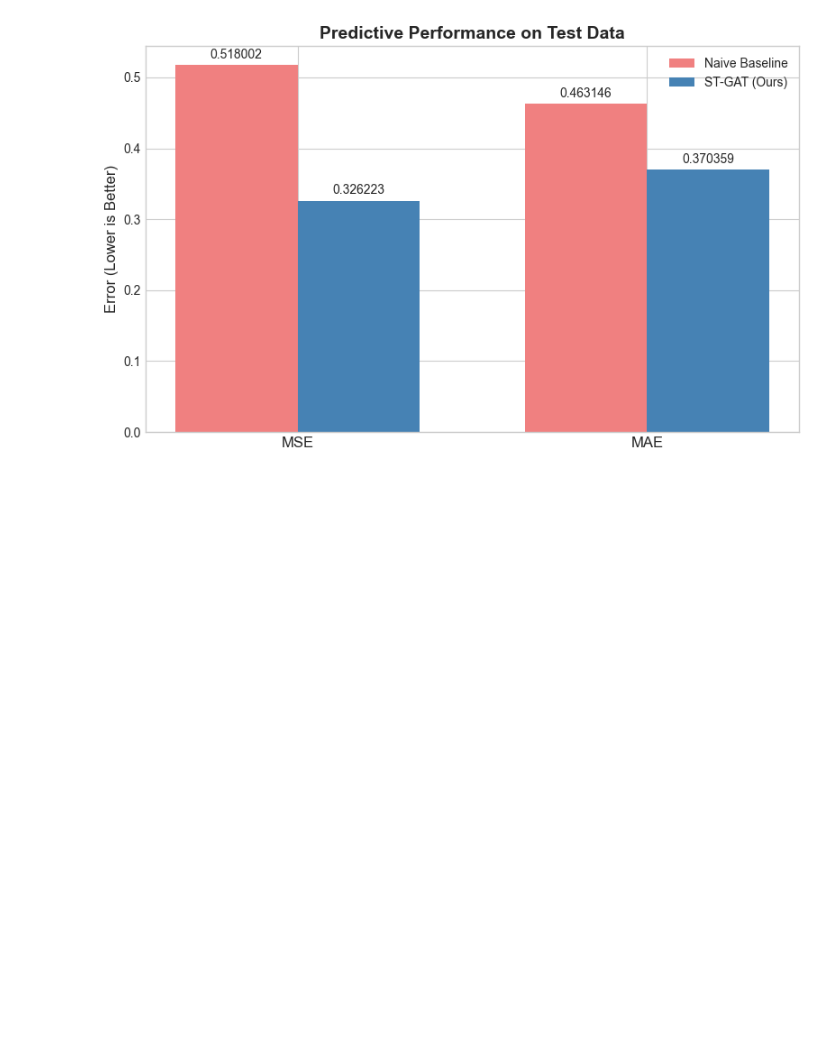
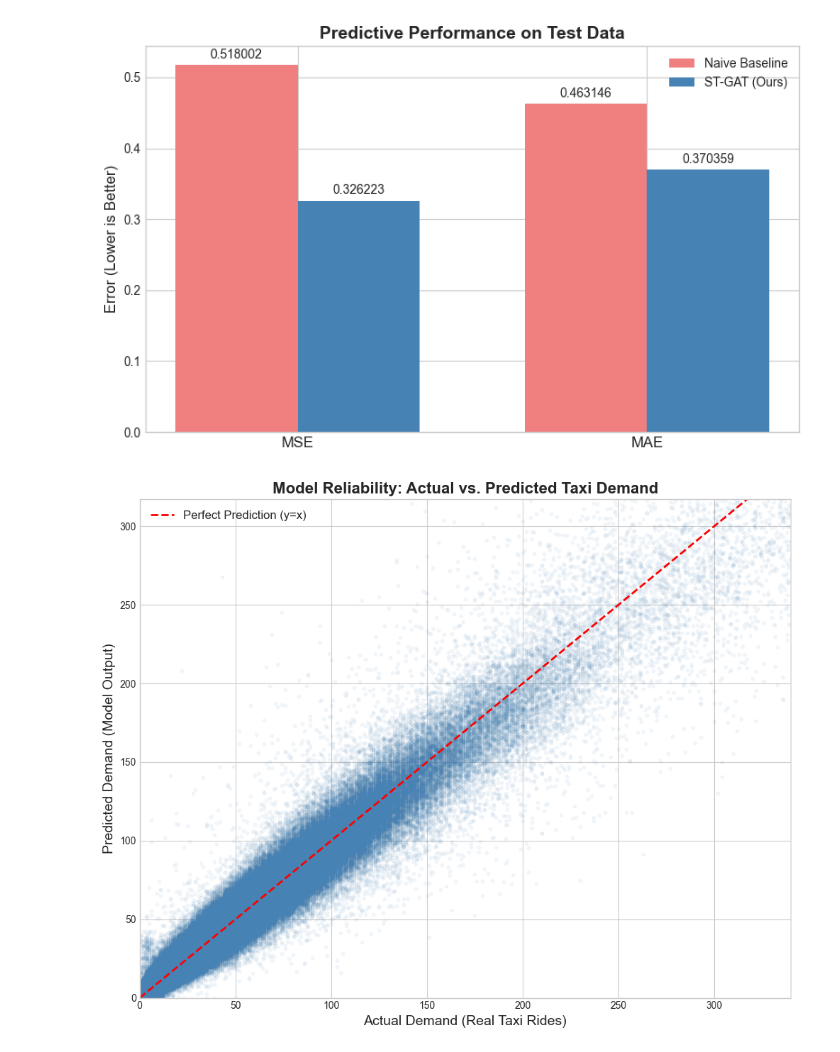
Before and after one commit to aaryakan7/NYC-Urban-Mobility-ST-GAT, a Jupyter notebook: notebooks/evaluate.ipynb, the cells around one changed output. Saved outputs shown, nothing was run; the diff lists cells and outputs as text; code cells hidden in the pictures; blank space fills up the shorter version.

```diff
--- a/notebooks/evaluate.ipynb
+++ b/notebooks/evaluate.ipynb
@@ -118,3 +228,30 @@ plt.tight_layout()
 plt.show()
 # %% [output]
 [figure]
+# %%
+# Set style
+plt.style.use('seaborn-v0_8-whitegrid')
+
+fig, ax = plt.subplots(figsize=(10, 8))
+
+# Plot scatter with low alpha due to high volume of points (~750k)
+# Creates a density effect where overlapping points become darker
+ax.scatter(actuals_real, preds_real, alpha=0.05, color='steelblue', s=10)
+
+# Draw perfect prediction line
+# Calculate max value to know how far to draw line
+max_val = max(np.max(actuals_real), np.max(preds_real))
+ax.plot([0, max_val], [0, max_val], color='red', linestyle='--', linewidth=2, label='Perfect Prediction (y=x)')
+
+ax.set_title('Model Reliability: Actual vs. Predicted Taxi Demand', fontsize=16, fontweight='bold')
+ax.set_xlabel('Actual Demand (Real Taxi Rides)', fontsize=14)
+ax.set_ylabel('Predicted Demand (Model Output)', fontsize=14)
+
+ax.set_xlim([0, np.percentile(actuals_real, 99.9)])
+ax.set_ylim([0, np.percentile(preds_real, 99.9)])
+
+ax.legend(fontsize=12)
+plt.tight_layout()
+plt.show()
+# %% [output]
+[figure, added]
```
Also changed, not shown: parts of 9 cells of this notebook.
